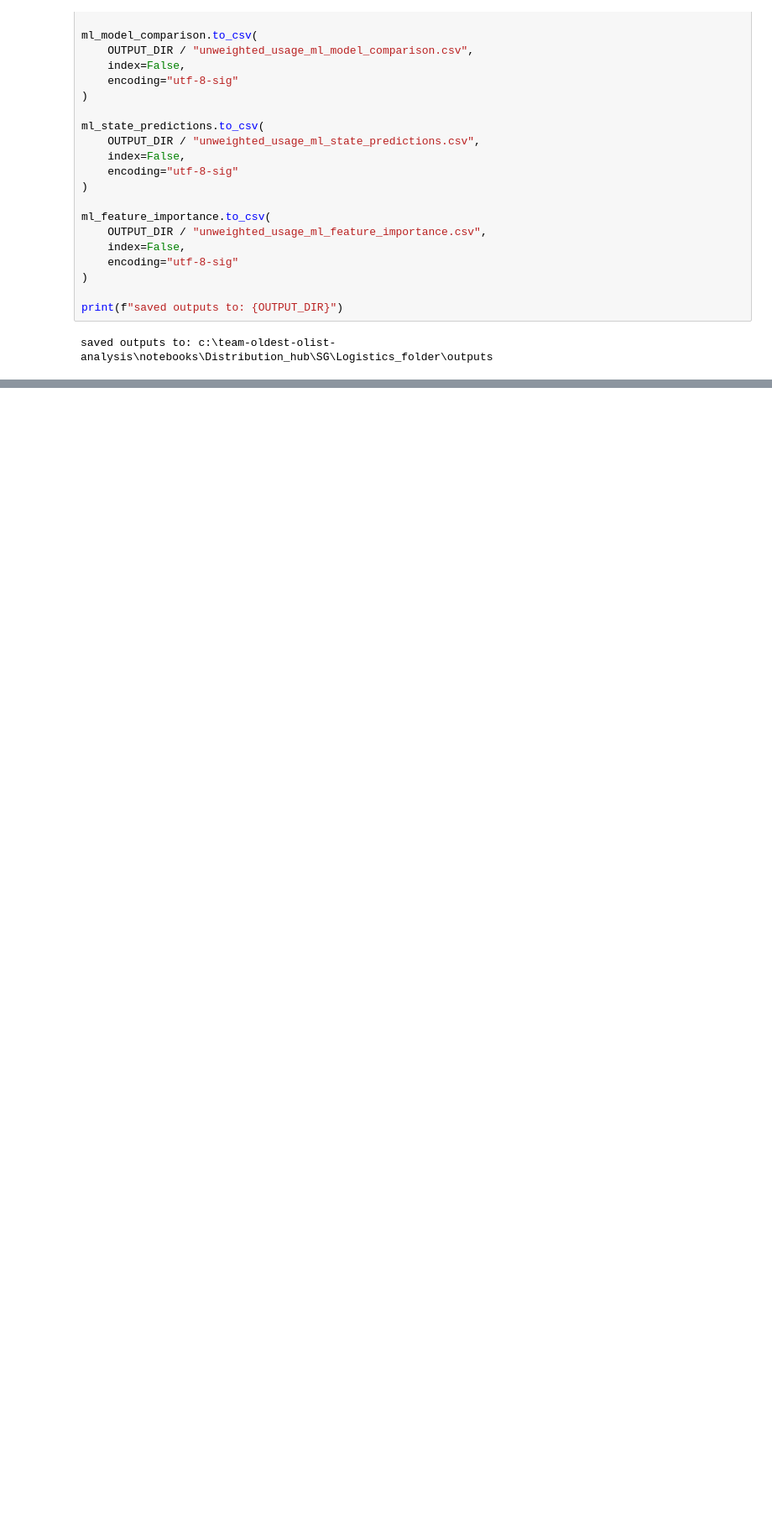
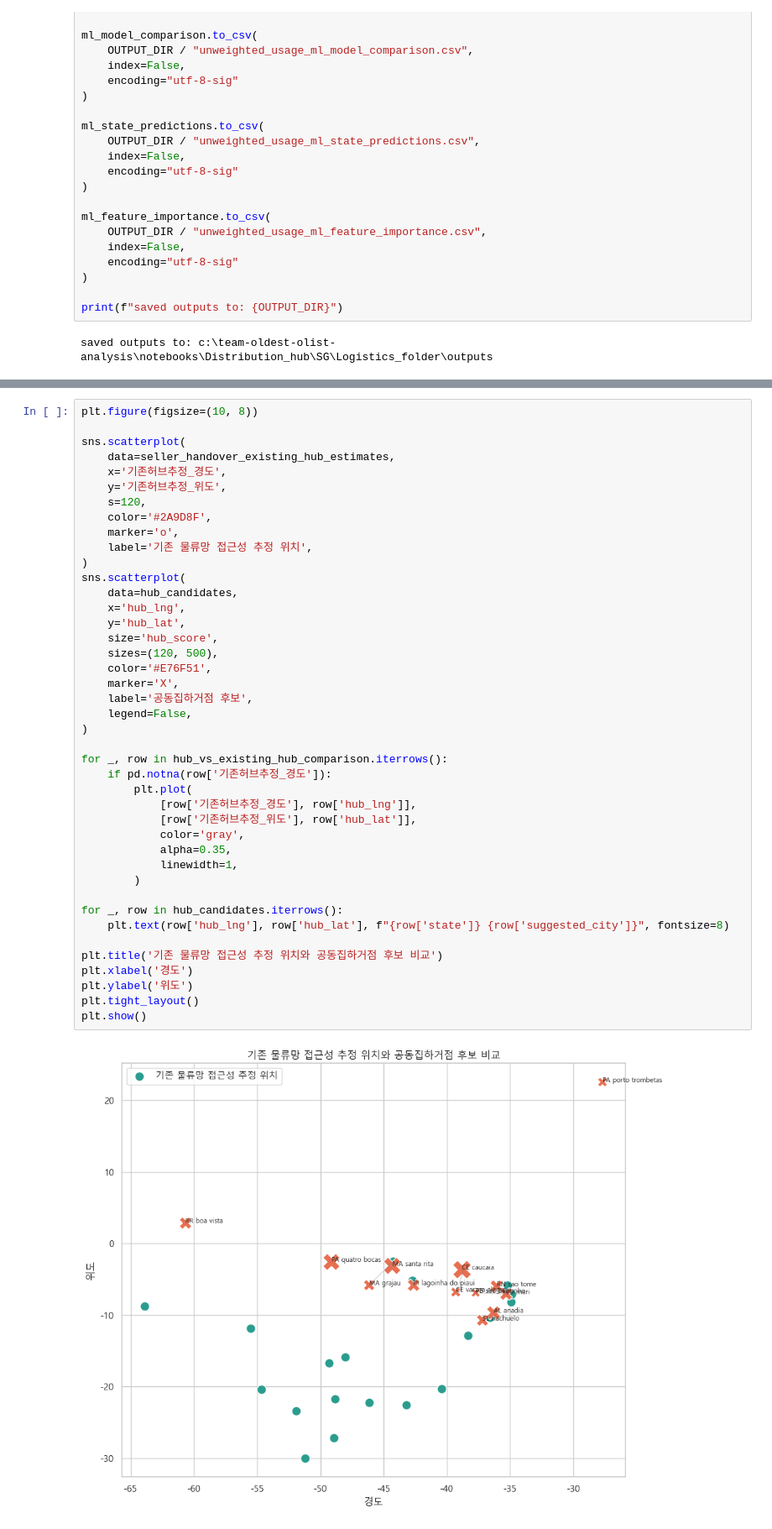
Before and after one commit to KyungminChang/team-oldest-olist-analysis, a Jupyter notebook: notebooks/Distribution_hub/SG/Logistics_folder/공동집하거점_무가중_수정.ipynb, the cells around one changed output, grey strips where cells are left out. Shown at 84% size. Saved outputs shown, nothing was run; the diff lists cells and outputs as text; blank space fills up the shorter version.

```diff
--- a/notebooks/Distribution_hub/SG/Logistics_folder/공동집하거점_무가중_수정.ipynb
+++ b/notebooks/Distribution_hub/SG/Logistics_folder/공동집하거점_무가중_수정.ipynb
@@ -2026,0 +2482,44 @@ saved outputs to: c:\team-oldest-olist-analysis\notebooks\Distribution_hub\SG\Lo
+# %%
+plt.figure(figsize=(10, 8))
+
+sns.scatterplot(
+    data=seller_handover_existing_hub_estimates,
+    x='기존허브추정_경도',
+    y='기존허브추정_위도',
+    s=120,
+    color='#2A9D8F',
+    marker='o',
+    label='기존 물류망 접근성 추정 위치',
+)
+sns.scatterplot(
+    data=hub_candidates,
+    x='hub_lng',
+    y='hub_lat',
+    size='hub_score',
+    sizes=(120, 500),
+    color='#E76F51',
+    marker='X',
+    label='공동집하거점 후보',
+    legend=False,
+)
+
+for _, row in hub_vs_existing_hub_comparison.iterrows():
+    if pd.notna(row['기존허브추정_경도']):
+        plt.plot(
+            [row['기존허브추정_경도'], row['hub_lng']],
+            [row['기존허브추정_위도'], row['hub_lat']],
+            color='gray',
+            alpha=0.35,
+            linewidth=1,
+        )
+
+for _, row in hub_candidates.iterrows():
+    plt.text(row['hub_lng'], row['hub_lat'], f"{row['state']} {row['suggested_city']}", fontsize=8)
+
+plt.title('기존 물류망 접근성 추정 위치와 공동집하거점 후보 비교')
+plt.xlabel('경도')
+plt.ylabel('위도')
+plt.tight_layout()
+plt.show()
+# %% [output]
+[figure, added]
```
Also changed, not shown: parts of 15 cells of this notebook, 1 other file.
